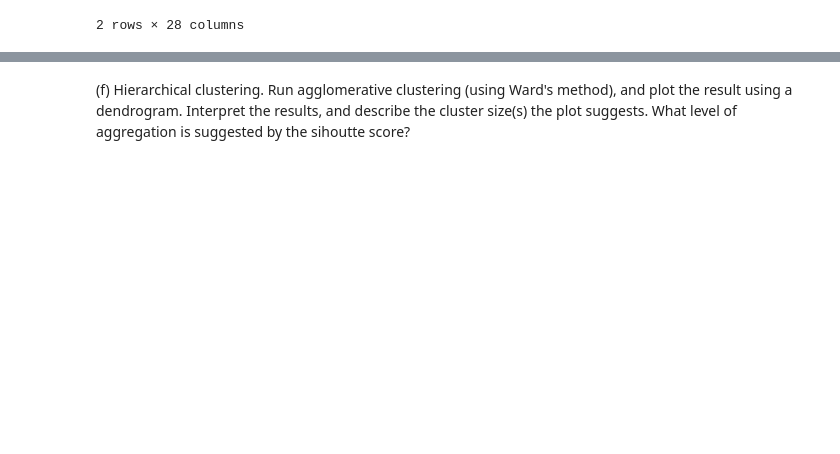
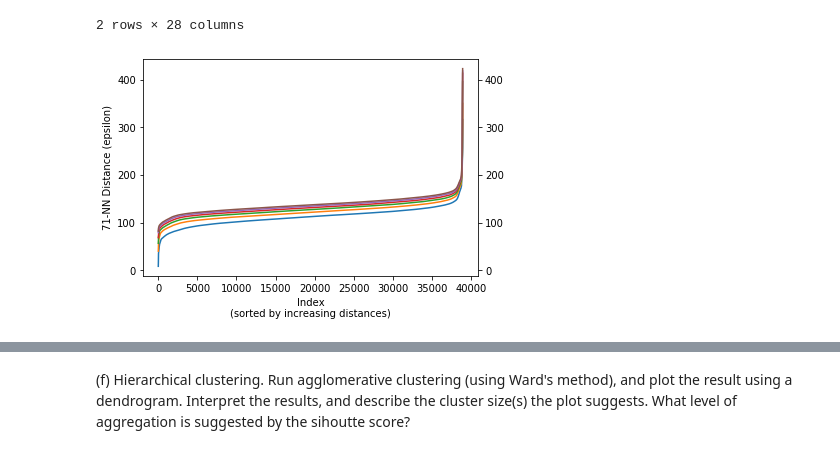
Before and after one commit to gurdeep101/2020-CS109B, a Jupyter notebook: content/homeworks/hw02/notebook/cs109b_hw2.ipynb, the cells around one changed output, grey strips where cells are left out. Saved outputs shown, nothing was run; the diff lists cells and outputs as text; code cells hidden in the pictures; blank space fills up the shorter version.

```diff
--- a/content/homeworks/hw02/notebook/cs109b_hw2.ipynb
+++ b/content/homeworks/hw02/notebook/cs109b_hw2.ipynb
@@ -489,3 +553,11 @@ def plot_epsilon(df, min_samples):
     plt.xlabel("Index\n(sorted by increasing distances)")
     plt.ylabel("{}-NN Distance (epsilon)".format(min_samples-1))
     plt.tick_params(right=True, labelright=True)
+# %%
+# Experiment with different ranges of min_points around 2X the number of features
+# as we can see below, the range does not vary significantly
+
+for i in (12,24,36,48,60,72):
+    plot_epsilon(handy.drop(['Class', 'User', 'Cluster14', 'Cluster5'], axis = 1).values, i)
+# %% [output]
+[figure, added]
```
Also changed, not shown: parts of 53 cells of this notebook.
